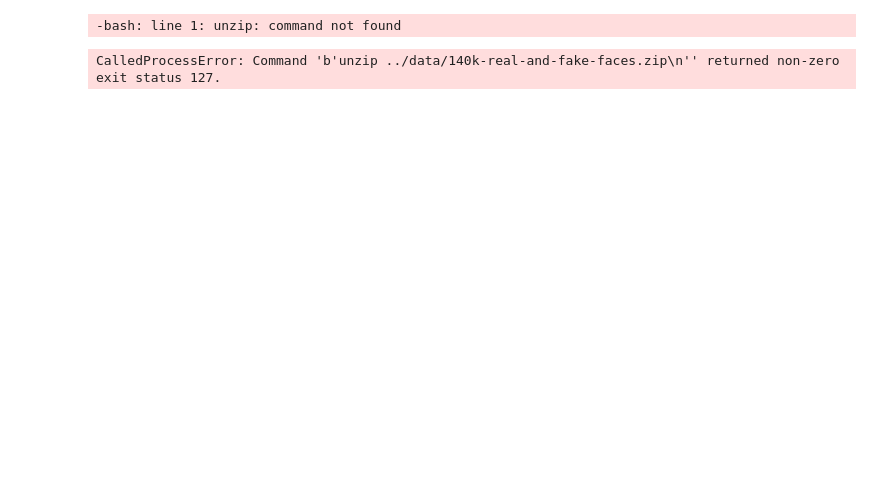
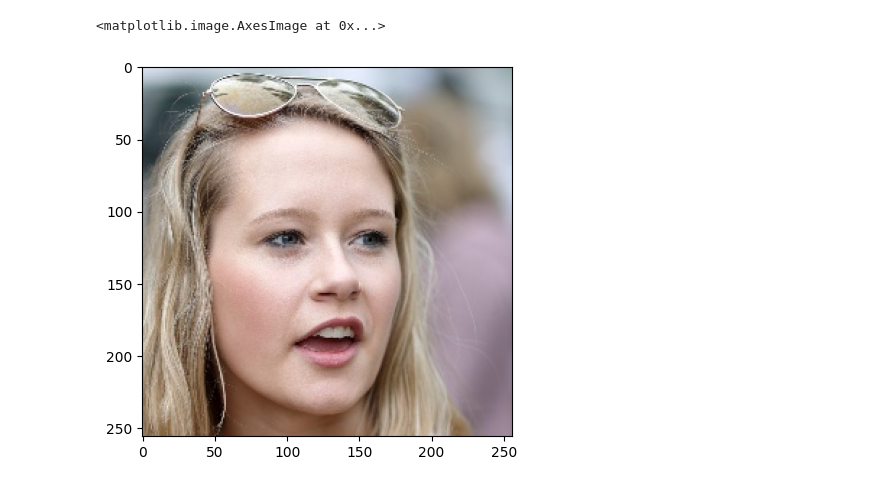
Before and after one commit to dunkeln/catch-deepfakes, a Jupyter notebook: notebooks/main.ipynb, the cells around one changed output. Cells and saved outputs as stored; diff of their text form; code cells hidden in the pictures; blank space fills up the shorter version.

```diff
--- a/notebooks/main.ipynb
+++ b/notebooks/main.ipynb
@@ -11,6 +19,8 @@ from scripts.lib import read_dir
-# %%
-%%bash
-unzip ../data/140k-real-and-fake-faces.zip
-# %% [output]
--bash: line 1: unzip: command not found
-CalledProcessError: Command 'b'unzip ../data/140k-real-and-fake-faces.zip\n'' returned non-zero exit status 127.
+# %%
+fake_train_imgs = read_dir("../data/real_vs_fake/real-vs-fake/train/fake")
+real_train_imgs = read_dir("../data/real_vs_fake/real-vs-fake/train/real")
+# %%
+plt.imshow(next(iter(real_train_imgs)))
+# %% [output]
+<matplotlib.image.AxesImage at 0x...>
+[figure, added]
```
Also changed, not shown: parts of 5 cells of this notebook, 6 other files.
